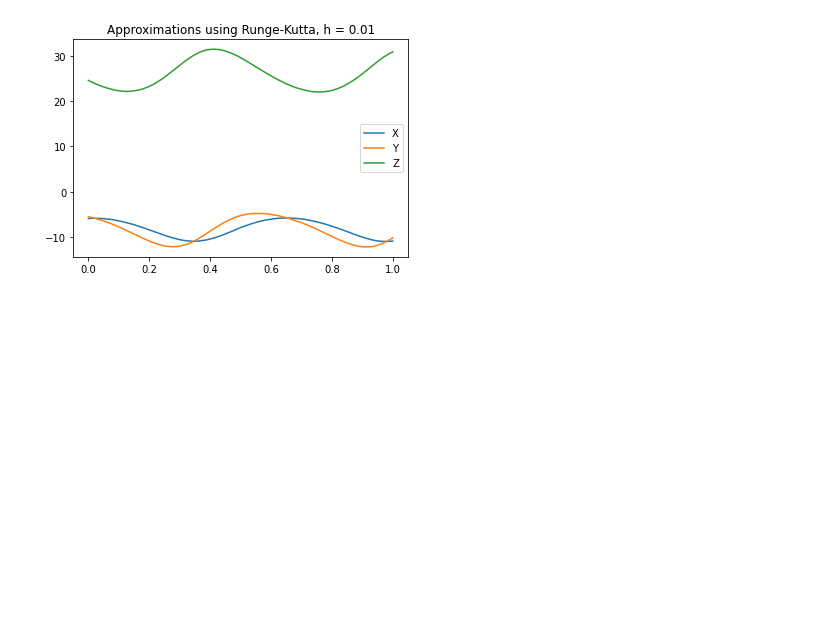
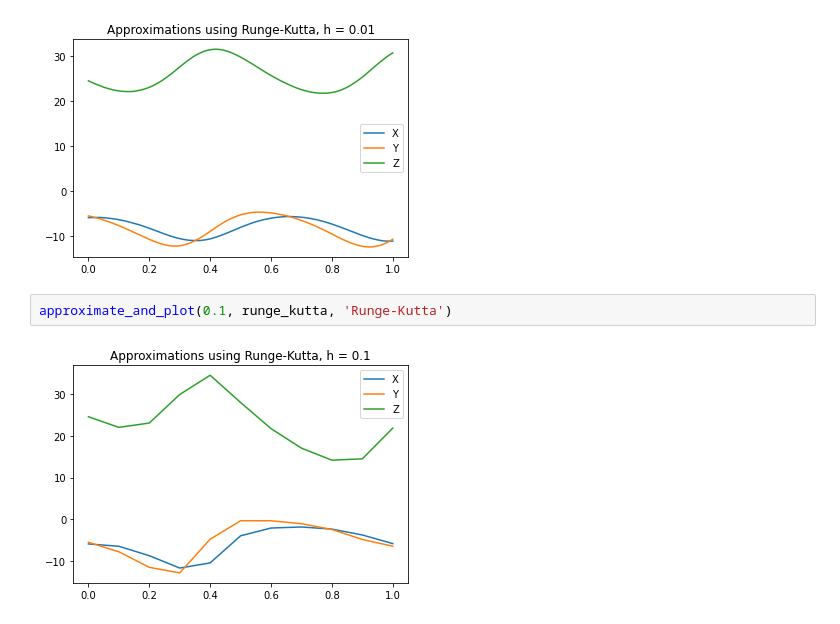
Before and after one commit to dansok/Mathematics, a Jupyter notebook: stochastic_analysis/homework_4/sde.ipynb, the cells around one changed output. Saved outputs shown, nothing was run; the diff lists cells and outputs as text; blank space fills up the shorter version.

```diff
--- a/stochastic_analysis/homework_4/sde.ipynb
+++ b/stochastic_analysis/homework_4/sde.ipynb
@@ -219,6 +221,10 @@ approximate_and_plot(0.001, runge_kutta, 'Runge-Kutta')
 approximate_and_plot(0.01, runge_kutta, 'Runge-Kutta')
 # %% [output]
 [figure]
+# %%
+approximate_and_plot(0.1, runge_kutta, 'Runge-Kutta')
+# %% [output]
+[figure, added]
 # %%
 plot_error_by_h(runge_kutta, 'Runge-Kutta', 0.01, 0.02, 0.0001)
 # %% [output]
```
Also changed, not shown: parts of 8 cells of this notebook, 3 other files.
